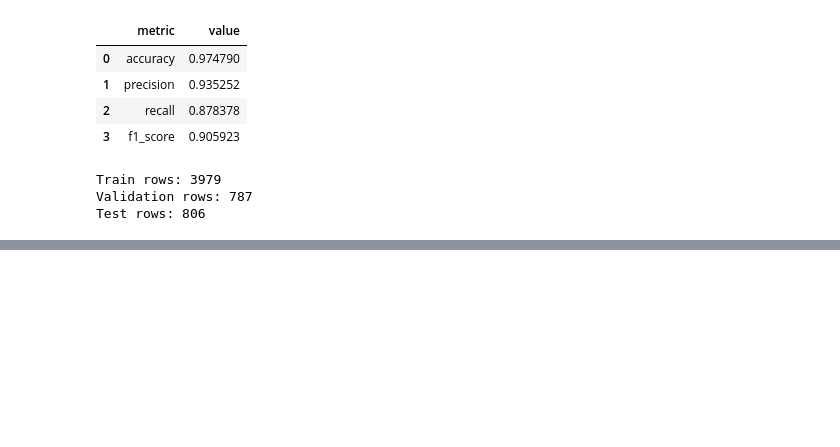
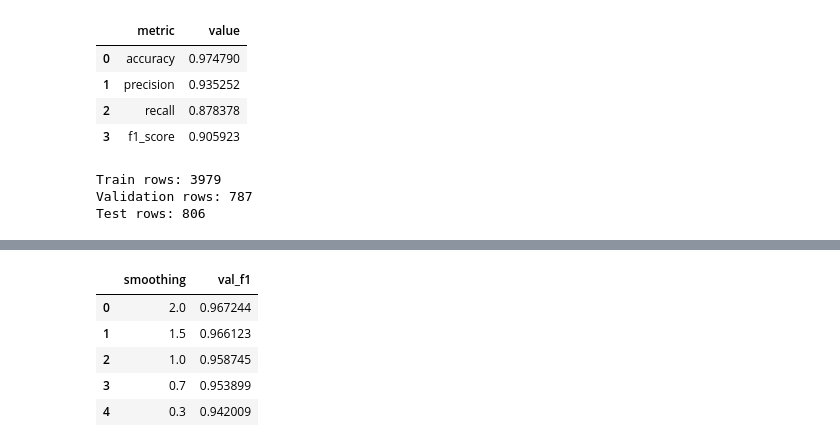
Before and after one commit to khalilelemam/distributed-sms-spam-intelligence, a Jupyter notebook: notebooks/02_modeling_pipeline.ipynb, the cells around one changed output, grey strips where cells are left out. Saved outputs shown, nothing was run; the diff lists cells and outputs as text; code cells hidden in the pictures; blank space fills up the shorter version.

```diff
--- a/notebooks/02_modeling_pipeline.ipynb
+++ b/notebooks/02_modeling_pipeline.ipynb
@@ -289 +350,50 @@ comparison_table
+# %%
+nb_base = NaiveBayes(featuresCol='features', labelCol='label', modelType='multinomial')
+nb_pipeline = build_pipeline(nb_base)
+
+nb_param_grid = (
+    ParamGridBuilder()
+    .addGrid(nb_base.smoothing, [0.3, 0.7, 1.0, 1.5, 2.0])
+    .build()
+ )
+
+nb_tvs = TrainValidationSplit(
+    estimator=nb_pipeline,
+    estimatorParamMaps=nb_param_grid,
+    evaluator=f1_evaluator,
+    trainRatio=0.8,
+    seed=42,
+    parallelism=1
+ )
+
+nb_tvs_model = nb_tvs.fit(train_df_v)
+best_nb = nb_tvs_model.bestModel
+
+nb_best_idx = int(max(range(len(nb_tvs_model.validationMetrics)), key=lambda i: nb_tvs_model.validationMetrics[i]))
+nb_best_map = nb_param_grid[nb_best_idx]
+
+best_nb_params = {
+    'smoothing': float(nb_best_map[nb_base.smoothing]),
+    'modelType': 'multinomial',
+ }
+best_nb_val_f1 = float(nb_tvs_model.validationMetrics[nb_best_idx])
+
+nb_tuning_table = pd.DataFrame(
+    [
+        {
+            'smoothing': float(param_map[nb_base.smoothing]),
+            'val_f1': float(score),
+        }
+        for param_map, score in zip(nb_param_grid, nb_tvs_model.validationMetrics)
+    ]
+).sort_values('val_f1', ascending=False).reset_index(drop=True)
+
+nb_tuning_table
+# %% [output]
+|  | smoothing | val_f1 |
+| 0 | 2.0 | 0.967244 |
+| 1 | 1.5 | 0.966123 |
+| 2 | 1.0 | 0.958745 |
+| 3 | 0.7 | 0.953899 |
+| 4 | 0.3 | 0.942009 |
 # %%
```
Also changed, not shown: parts of 5 cells of this notebook, 10 other files.
